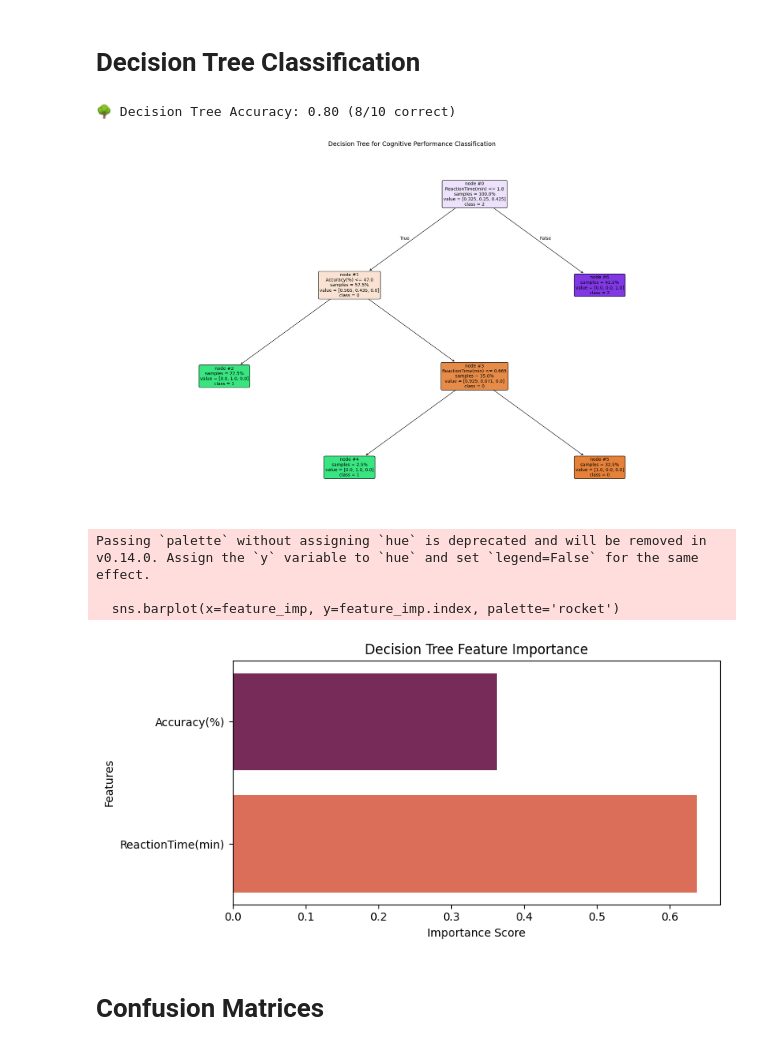
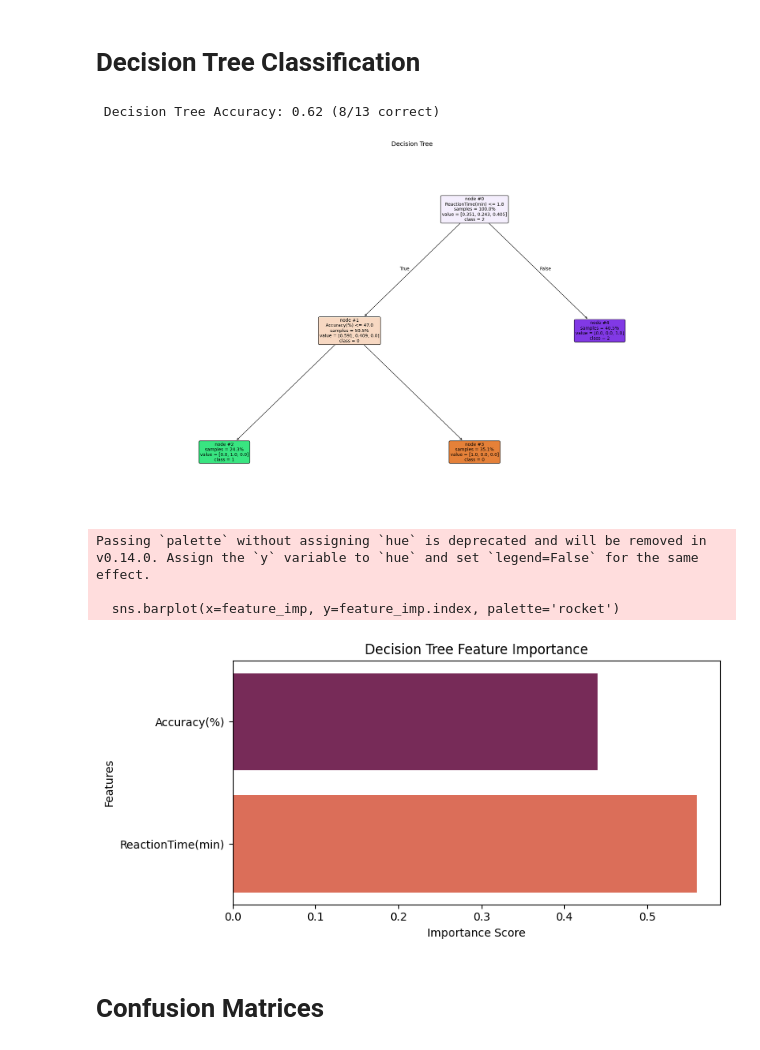
Before and after one commit to Rokibul1022/Rokibul_2111088642_CSE445, a Jupyter notebook: Mini_project-1/project_1.ipynb, the cells around one changed output. Saved outputs shown, nothing was run; the diff lists cells and outputs as text; code cells hidden in the pictures.

```diff
--- a/Mini_project-1/project_1.ipynb
+++ b/Mini_project-1/project_1.ipynb
@@ -133,9 +133,9 @@ plt.show()
 X = df[['Accuracy(%)', 'ReactionTime(min)']]
 y = df['Cluster']
 
-# Split data (80% train, 20% test)
+# Split data (75% train, 25% test)
 X_train, X_test, y_train, y_test = train_test_split(
-    X, y, test_size=0.2, random_state=42
+    X, y, test_size=0.25, random_state=42
 )
 
 # Train SVM with linear kernel
@@ -198,40 +198,40 @@ plt.show()
 # %%
 # Train decision tree classifier
 dt = DecisionTreeClassifier(max_depth=3, random_state=42)
 dt.fit(X_train, y_train)
 
 # Evaluate performance
 y_pred_dt = dt.predict(X_test)
 dt_acc = accuracy_score(y_test, y_pred_dt)
-print(f"\n🌳 Decision Tree Accuracy: {dt_acc:.2f} ({int(dt_acc*len(y_test))}/{len(y_test)} correct)")
+print(f"\n Decision Tree Accuracy: {dt_acc:.2f} ({int(dt_acc*len(y_test))}/{len(y_test)} correct)")
 
-# Visualize decision tree
+# decision tree
 plt.figure(figsize=(20, 12))
 plot_tree(dt, filled=True, feature_names=['Accuracy(%)', 'ReactionTime(min)'],
           class_names=['0', '1', '2'], rounded=True, proportion=True,
           impurity=False, node_ids=True, fontsize=10)
-plt.title('Decision Tree for Cognitive Performance Classification', fontsize=14)
+plt.title('Decision Tree', fontsize=14)
 plt.tight_layout()
 plt.savefig('6_decision_tree.png')
 plt.show()
 
-# Feature importance analysis
+# Feature analysis
 feature_imp = pd.Series(dt.feature_importances_, index=X.columns)
 plt.figure(figsize=(8, 4))
 sns.barplot(x=feature_imp, y=feature_imp.index, palette='rocket')
 plt.title('Decision Tree Feature Importance')
 plt.xlabel('Importance Score')
 plt.ylabel('Features')
 plt.tight_layout()
 plt.savefig('7_feature_importance.png')
 plt.show()
 # %% [output]
-🌳 Decision Tree Accuracy: 0.80 (8/10 correct)
+ Decision Tree Accuracy: 0.62 (8/13 correct)
-[figure, old version]
+[figure, new version]
 Passing `palette` without assigning `hue` is deprecated and will be removed in v0.14.0. Assign the `y` variable to `hue` and set `legend=False` for the same effect.
 
   sns.barplot(x=feature_imp, y=feature_imp.index, palette='rocket')
-[figure, old version]
+[figure, new version]
 # %% [markdown]
 #  Confusion Matrices
 # %%
```
Also changed, not shown: parts of 3 cells of this notebook, 9 other files.
